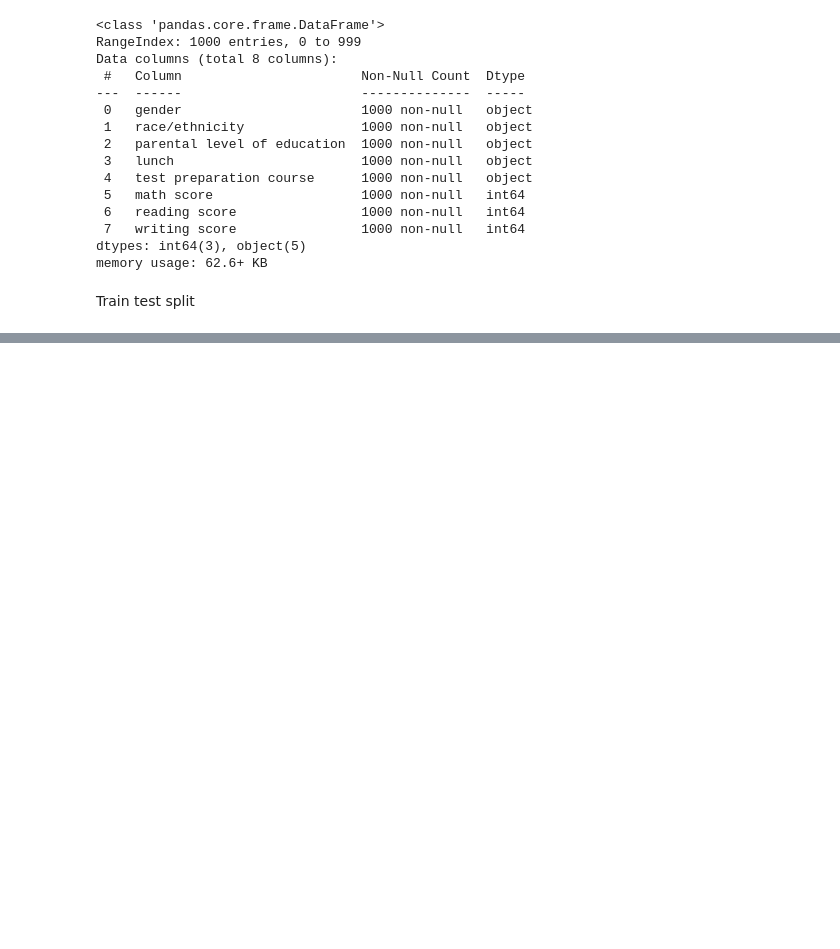
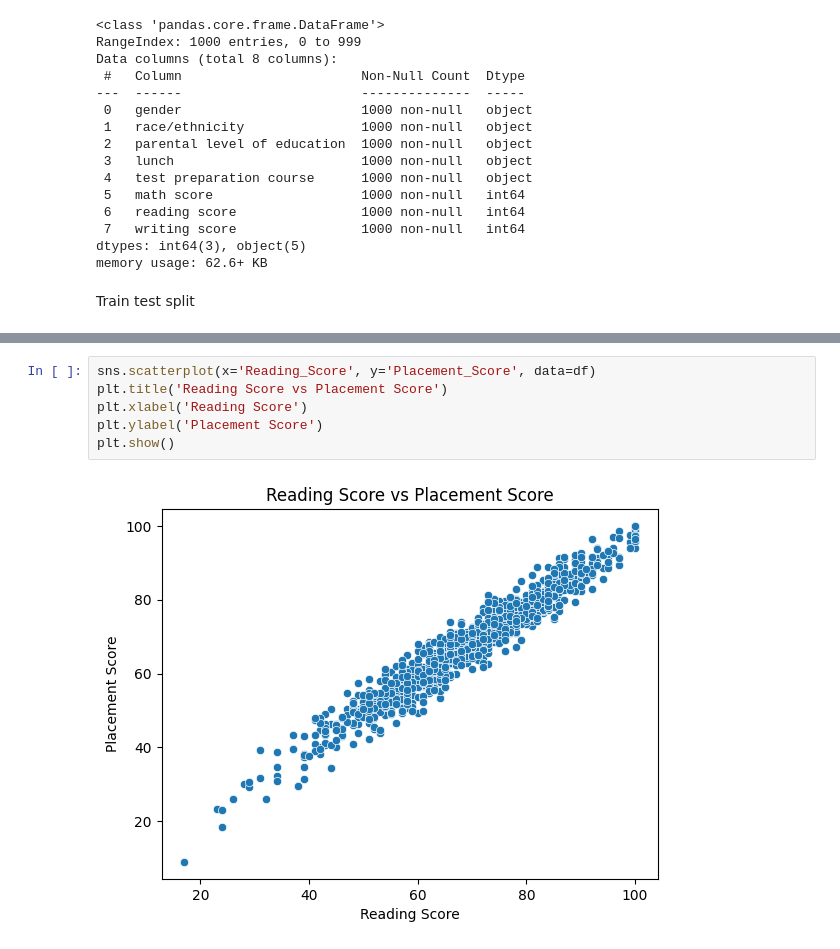
Before and after one commit to prasannaneupane/AI_Lab, a Jupyter notebook: regression.ipynb, the cells around one changed output, grey strips where cells are left out. Cells and saved outputs as stored; diff of their text form; blank space fills up the shorter version.

```diff
--- a/regression.ipynb
+++ b/regression.ipynb
@@ -53,0 +96,8 @@ Train test split
+# %%
+sns.scatterplot(x='Reading_Score', y='Placement_Score', data=df)
+plt.title('Reading Score vs Placement Score')
+plt.xlabel('Reading Score')
+plt.ylabel('Placement Score')
+plt.show()
+# %% [output]
+[figure, added]
```
Also changed, not shown: parts of 7 cells of this notebook.
